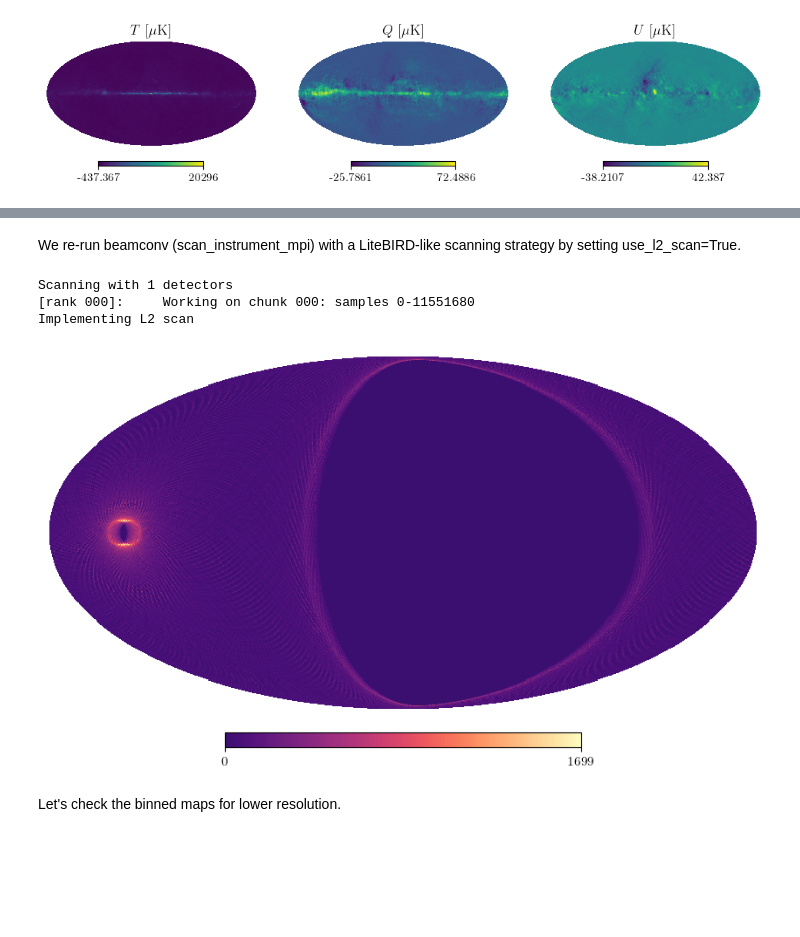
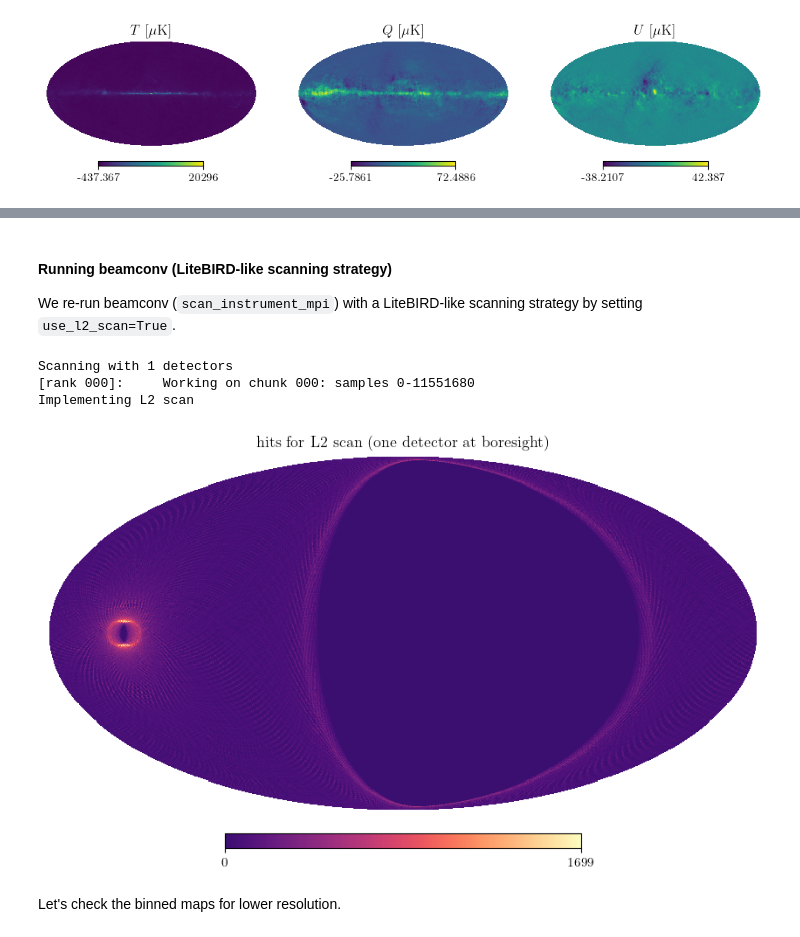
Before and after one commit to martamonelli/beamconv_again, a Jupyter notebook: notebooks/LiteBIRD-like.ipynb, the cells around one changed output, grey strips where cells are left out. Drawn from its saved outputs; the diff is of its cells as text; code cells hidden in the pictures; blank space fills up the shorter version.

```diff
--- a/notebooks/LiteBIRD-like.ipynb
+++ b/notebooks/LiteBIRD-like.ipynb
@@ -117,25 +135,29 @@ Scanning with 1 detectors
 # %% [markdown]
-We re-run beamconv (scan_instrument_mpi) with a LiteBIRD-like scanning strategy by setting use_l2_scan=True.
+#### Running beamconv (LiteBIRD-like scanning strategy)
+
+We re-run beamconv (<code>scan_instrument_mpi</code>) with a LiteBIRD-like scanning strategy by setting <code>use_l2_scan=True</code>.
 # %%
+start = time.time()
 S_L2 = ScanStrategy(duration=duration, sample_rate=fsamp, ctime0=ctime0)
 S_L2.add_to_focal_plane(single_beam, combine=False)
 S_L2.allocate_maps(nside=nside)
 S_L2.scan_instrument_mpi(slm, save_tod=True, use_l2_scan=True,
                          ctime_kwargs=dict(), q_bore_kwargs=dict())
 out_maps_noiseless, cond, proj = S_L2.solve_for_map(return_proj = True)
 
 tod_noiseless = S_L2.data(S_L2.chunks[0], beam=single_beam, data_type='tod').copy()
-time_noiseless = time.time()
+time_noiseless = time.time() - start
 
 hp.mollview(proj[0], cmap=new_cmap, title=r'')
+plt.title('hits for L2 scan (one detector at boresight)')
 plt.savefig('proj_L2.pdf')
 
 del(S_L2, cond, proj)
 # %% [output]
 Scanning with 1 detectors
 [rank 000]:     Working on chunk 000: samples 0-11551680
 Implementing L2 scan
-[figure, old version]
+[figure, new version]
 # %% [markdown]
 Let's check the binned maps for lower resolution.
 # %%
```
Also changed, not shown: parts of 33 cells of this notebook.
